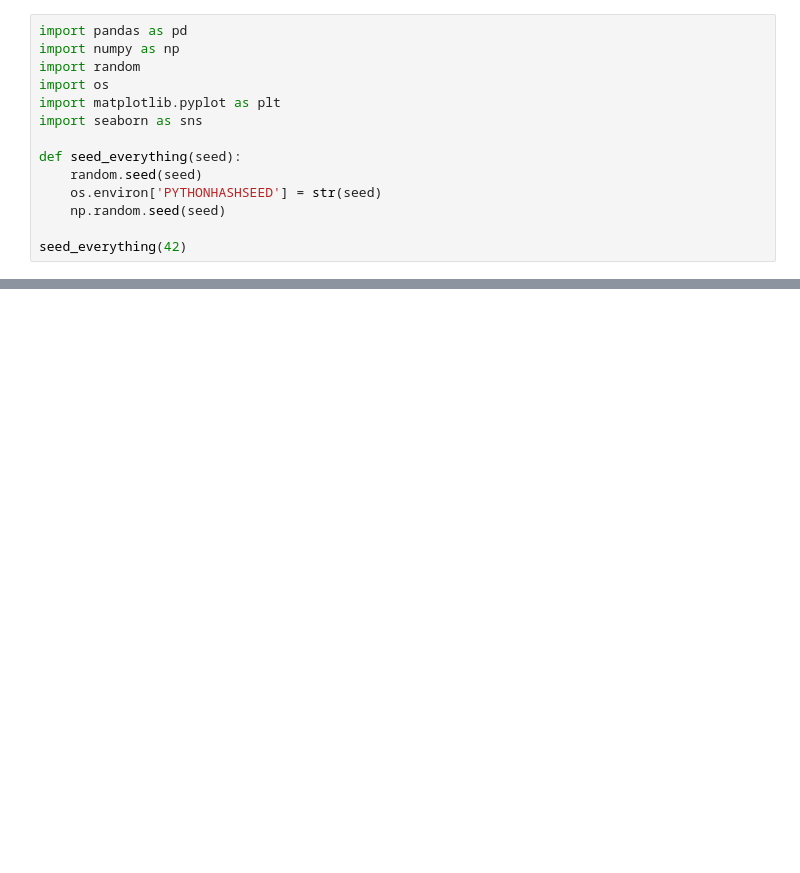
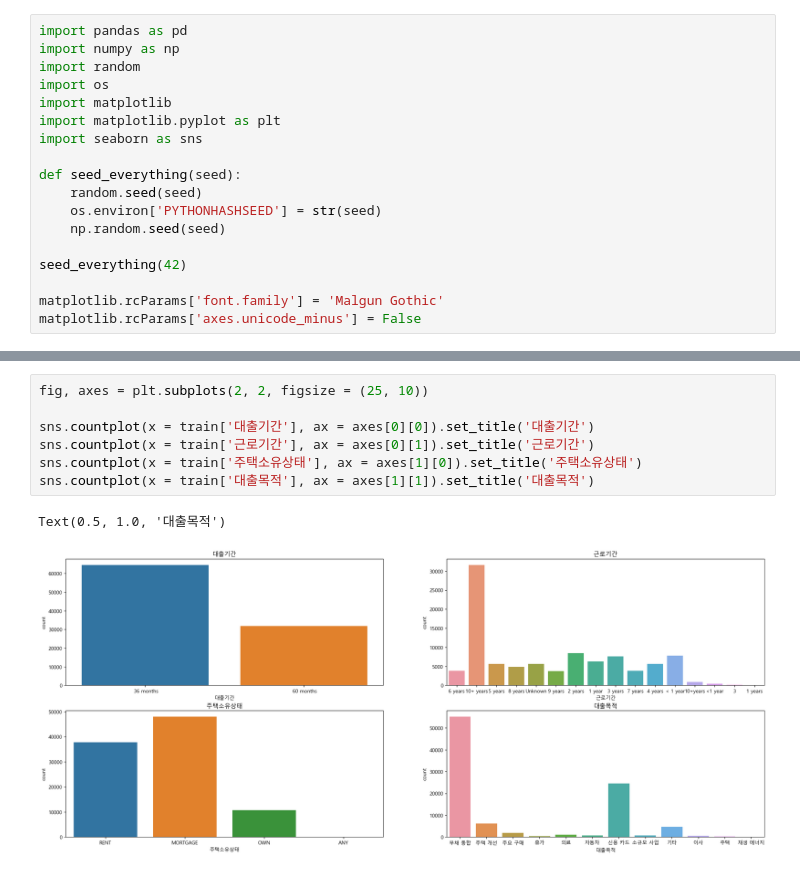
Before and after one commit to dlwls22/DACON_-, a Jupyter notebook: baseline.ipynb, the cells around one changed output, grey strips where cells are left out. Saved outputs shown, nothing was run; the diff lists cells and outputs as text; blank space fills up the shorter version.

```diff
--- a/baseline.ipynb
+++ b/baseline.ipynb
@@ -3,6 +3,7 @@ import pandas as pd
 import numpy as np
 import random
 import os
+import matplotlib
 import matplotlib.pyplot as plt
 import seaborn as sns
 
@@ -12,4 +13,7 @@ def seed_everything(seed):
     np.random.seed(seed)
 
 seed_everything(42)
+
+matplotlib.rcParams['font.family'] = 'Malgun Gothic'
+matplotlib.rcParams['axes.unicode_minus'] = False
 # %%
@@ -163,0 +138,10 @@ Name: count, dtype: int64
+# %%
+fig, axes = plt.subplots(2, 2, figsize = (25, 10))
+
+sns.countplot(x = train['대출기간'], ax = axes[0][0]).set_title('대출기간')
+sns.countplot(x = train['근로기간'], ax = axes[0][1]).set_title('근로기간')
+sns.countplot(x = train['주택소유상태'], ax = axes[1][0]).set_title('주택소유상태')
+sns.countplot(x = train['대출목적'], ax = axes[1][1]).set_title('대출목적')
+# %% [output]
+Text(0.5, 1.0, '대출목적')
+[figure, added]
```
Also changed, not shown: parts of 14 cells of this notebook.
